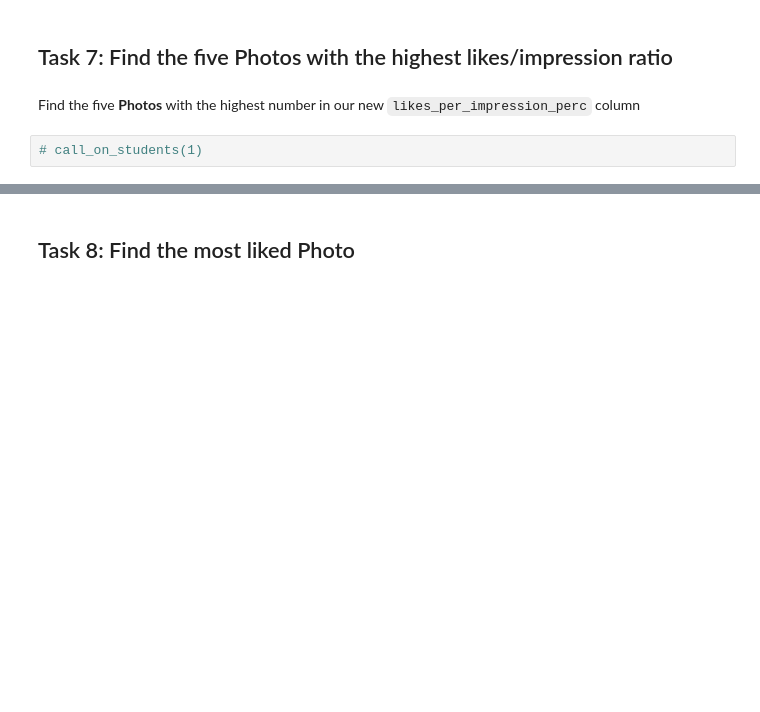
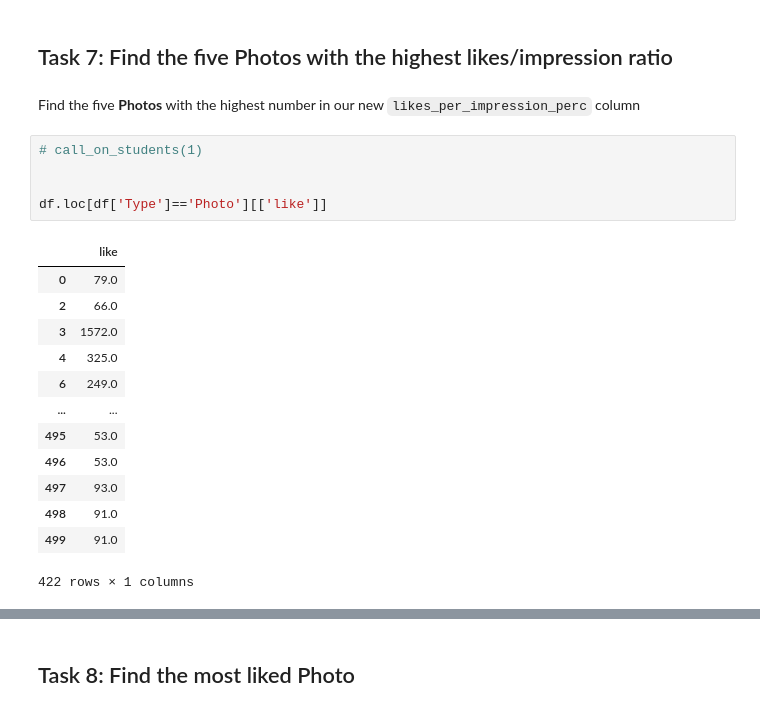
Before and after one commit to dolant98/NYC-DS-051622, a Jupyter notebook: CodeChallengeReviews/Phase1/P1-Code-Challenge-Review.ipynb, the cells around one changed output, grey strips where cells are left out. Saved outputs shown, nothing was run; the diff lists cells and outputs as text; blank space fills up the shorter version.

```diff
--- a/CodeChallengeReviews/Phase1/P1-Code-Challenge-Review.ipynb
+++ b/CodeChallengeReviews/Phase1/P1-Code-Challenge-Review.ipynb
@@ -255,5 +255,22 @@ Name: Type, dtype: float64
 Find the five **Photos** with the highest number in our new `likes_per_impression_perc` column
 # %%
 # call_on_students(1)
+
+
+df.loc[df['Type']=='Photo'][['like']]
+# %% [output]
+|  | like |
+| 0 | 79.0 |
+| 2 | 66.0 |
+| 3 | 1572.0 |
+| 4 | 325.0 |
+| 6 | 249.0 |
+| ... | ... |
+| 495 | 53.0 |
+| 496 | 53.0 |
+| 497 | 93.0 |
+| 498 | 91.0 |
+| 499 | 91.0 |
+422 rows × 1 columns
 # %%
 # Your code here
```
Also changed, not shown: parts of 5 cells of this notebook.
